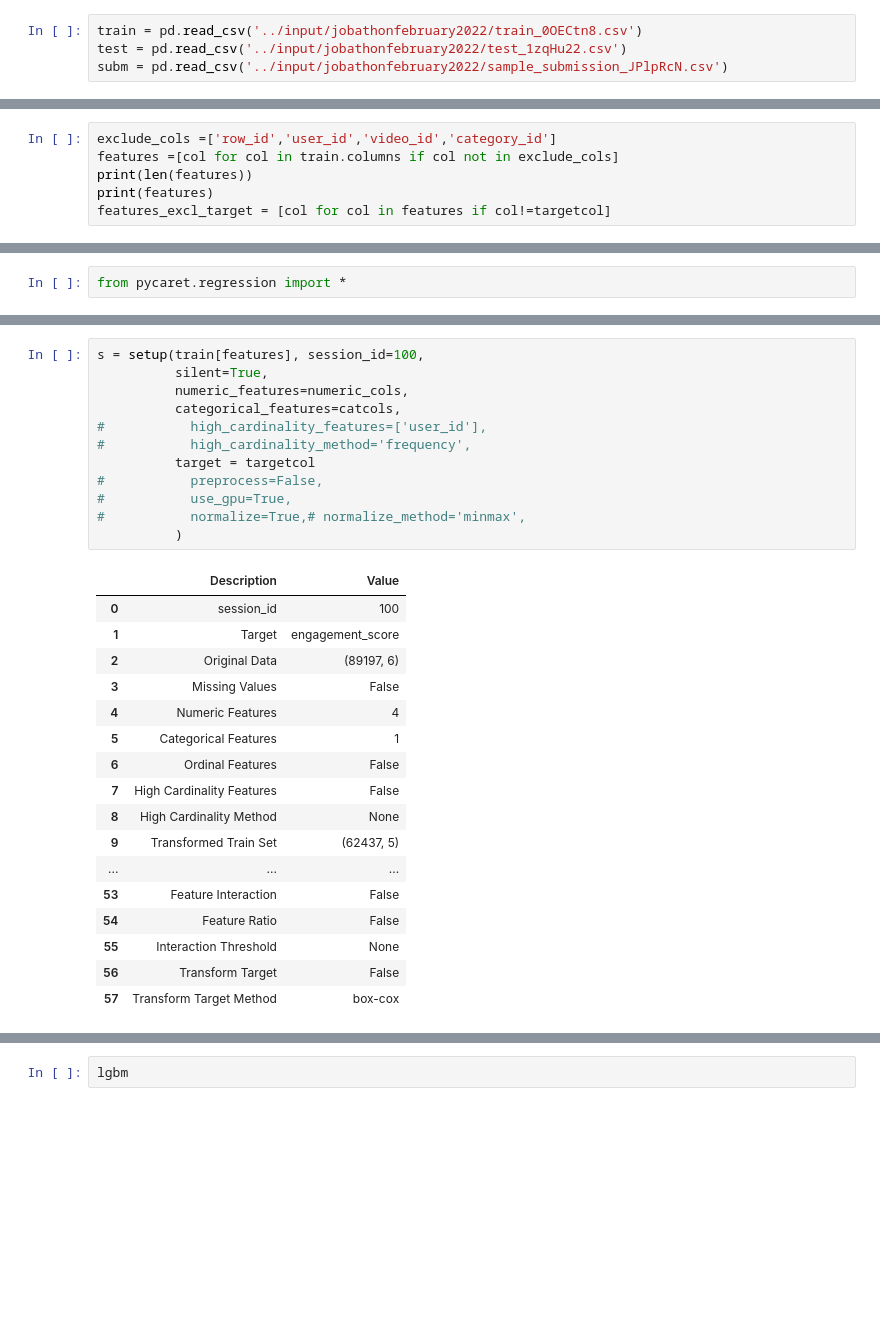
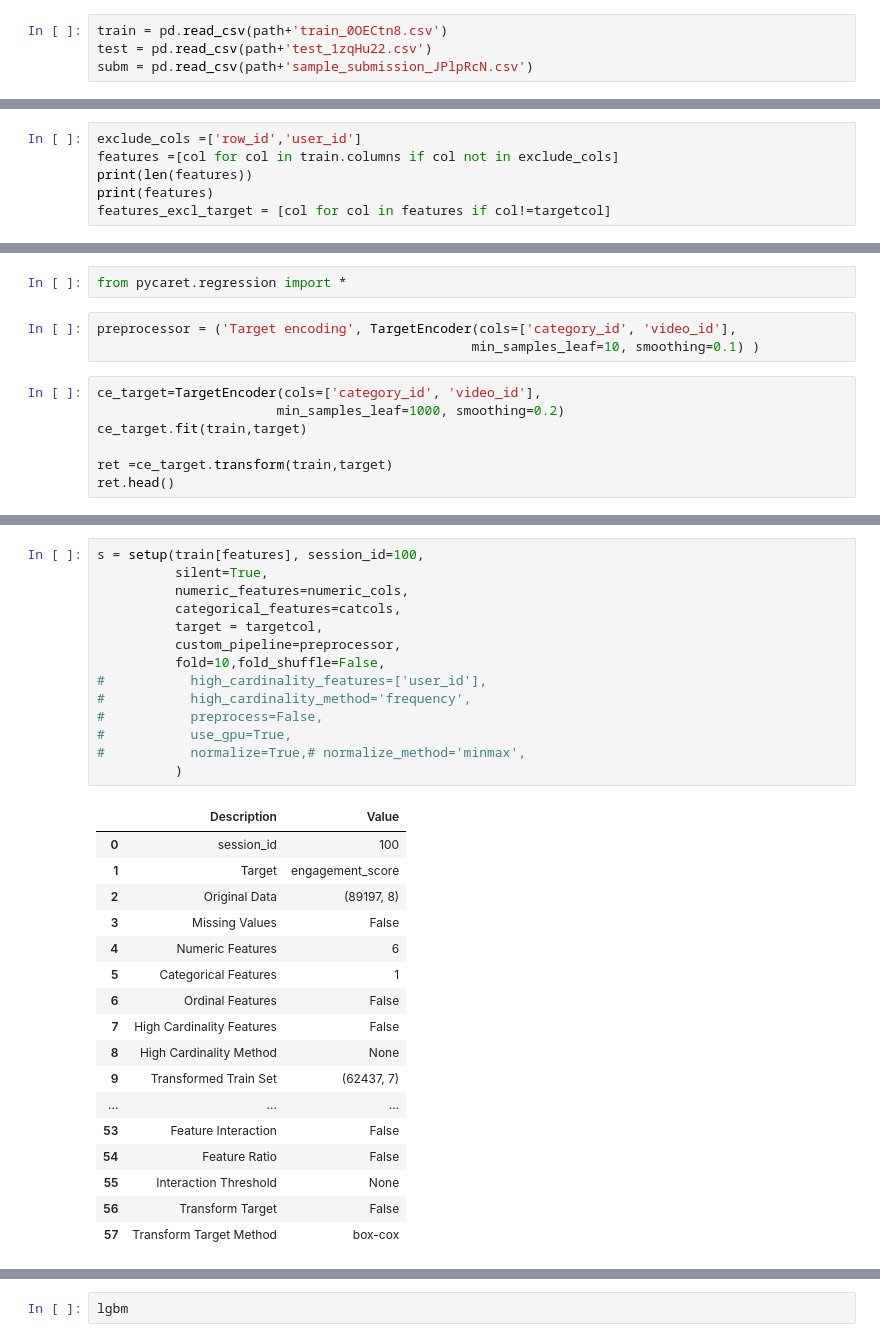
Before and after one commit to baskarsambandamurthy/testrep, a Jupyter notebook: jobathon-feb-2022-preproc.ipynb, the cells around one changed output, grey strips where cells are left out. Drawn from its saved outputs; the diff is of its cells as text; blank space fills up the shorter version.

Commit message:
target encoding of category id and video id
Target encoding of category id and video id

```diff
--- a/jobathon-feb-2022-preproc.ipynb
+++ b/jobathon-feb-2022-preproc.ipynb
@@ -52,7 +41,7 @@ from sklearn.preprocessing import LabelEncoder
 # %%
-train = pd.read_csv('../input/jobathonfebruary2022/train_0OECtn8.csv')
-test = pd.read_csv('../input/jobathonfebruary2022/test_1zqHu22.csv')
-subm = pd.read_csv('../input/jobathonfebruary2022/sample_submission_JPlpRcN.csv')
+train = pd.read_csv(path+'train_0OECtn8.csv')
+test = pd.read_csv(path+'test_1zqHu22.csv')
+subm = pd.read_csv(path+'sample_submission_JPlpRcN.csv')
 # %%
 print(train.shape)
 print(test.shape)
@@ -76,7 +65,7 @@ preproc(train,test)
 targetcol = 'engagement_score'
 target = train[targetcol]
 # %%
-exclude_cols =['row_id','user_id','video_id','category_id']
+exclude_cols =['row_id','user_id']
 features =[col for col in train.columns if col not in exclude_cols]
 print(len(features))
 print(features)
@@ -95,2 +84,12 @@ print(numeric_cols)
 # %%
 from pycaret.regression import *
+# %%
+preprocessor = ('Target encoding', TargetEncoder(cols=['category_id', 'video_id'],
+                                                min_samples_leaf=10, smoothing=0.1) )
+# %%
+ce_target=TargetEncoder(cols=['category_id', 'video_id'],
+                       min_samples_leaf=1000, smoothing=0.2)
+ce_target.fit(train,target)
+
+ret =ce_target.transform(train,target)
+ret.head()
@@ -97,27 +103,29 @@ from pycaret.regression import *
 # %%
 s = setup(train[features], session_id=100,
           silent=True,
           numeric_features=numeric_cols,
           categorical_features=catcols,
+          target = targetcol,
+          custom_pipeline=preprocessor,
+          fold=10,fold_shuffle=False,
 #           high_cardinality_features=['user_id'],
 #           high_cardinality_method='frequency',
-          target = targetcol
 #           preprocess=False,
 #           use_gpu=True,
 #           normalize=True,# normalize_method='minmax',
           )
 # %% [output]
 |  | Description | Value |
 | 0 | session_id | 100 |
 | 1 | Target | engagement_score |
-| 2 | Original Data | (89197, 6) |
+| 2 | Original Data | (89197, 8) |
 | 3 | Missing Values | False |
-| 4 | Numeric Features | 4 |
+| 4 | Numeric Features | 6 |
 | 5 | Categorical Features | 1 |
 | 6 | Ordinal Features | False |
 | 7 | High Cardinality Features | False |
 | 8 | High Cardinality Method | None |
-| 9 | Transformed Train Set | (62437, 5) |
+| 9 | Transformed Train Set | (62437, 7) |
 | ... | ... | ... |
 | 53 | Feature Interaction | False |
 | 54 | Feature Ratio | False |
```
Also changed, not shown: parts of 18 cells of this notebook.
